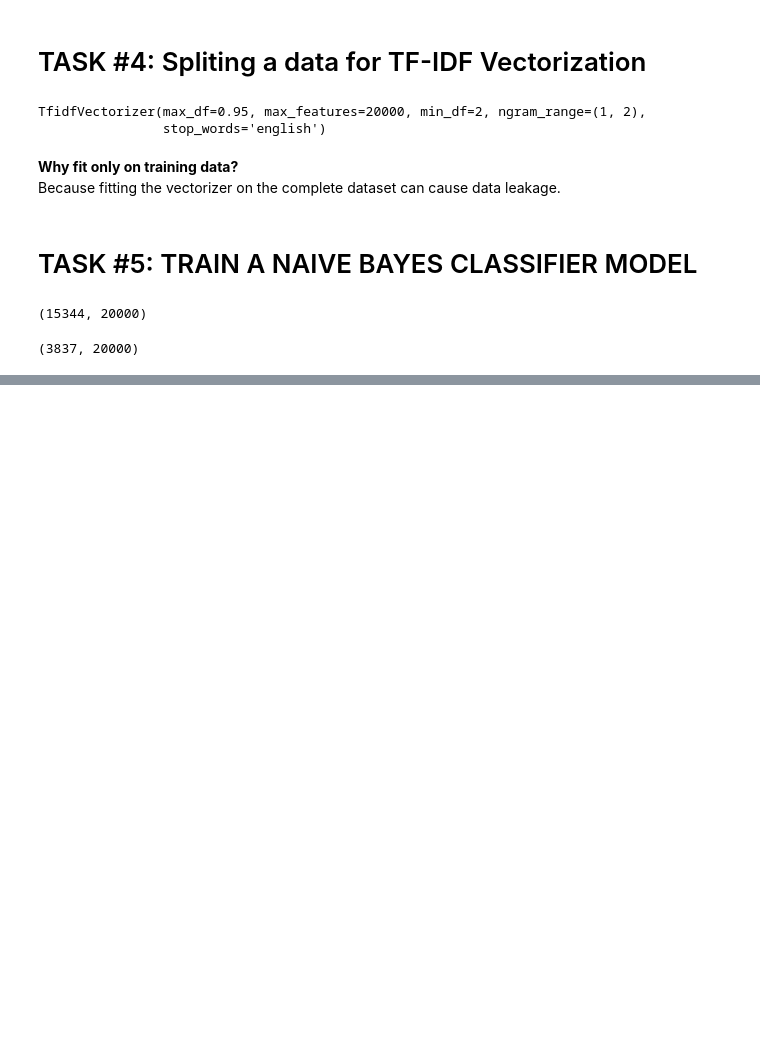
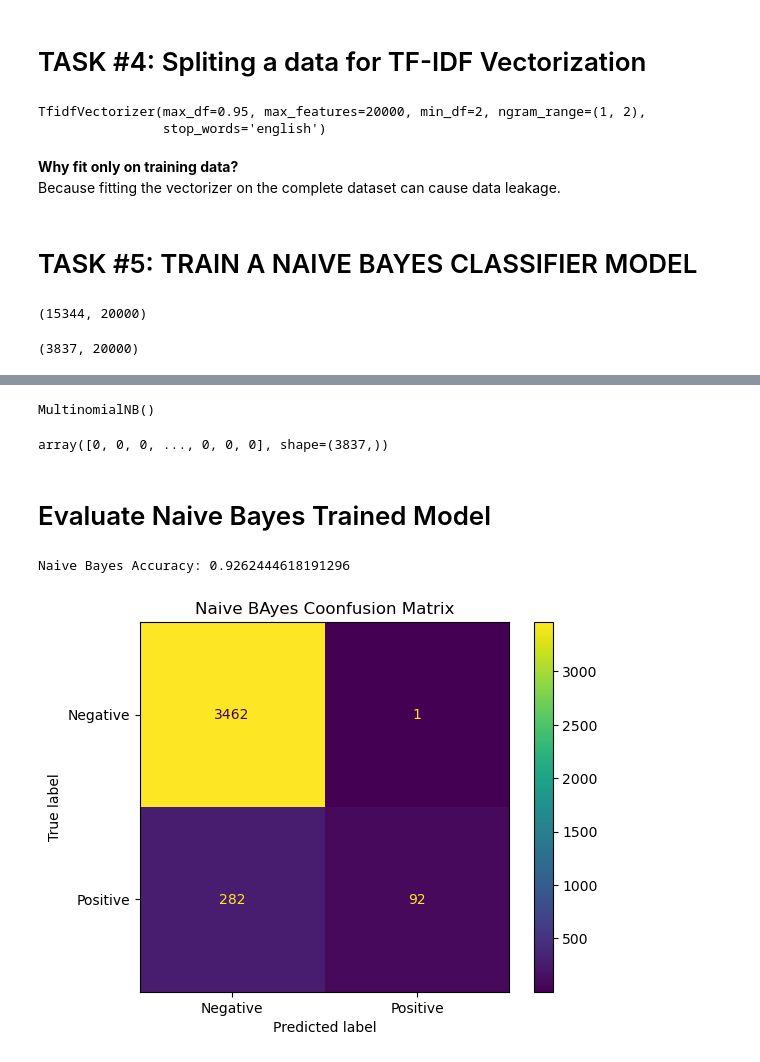
Before and after one commit to ranjansinghds/Bank-Customer-Review-Sentiment-Analysis-Project, a Jupyter notebook: Bank_Customer_Review_Department_Project.ipynb, the cells around one changed output, grey strips where cells are left out. Drawn from its saved outputs; the diff is of its cells as text; code cells hidden in the pictures; blank space fills up the shorter version.

```diff
--- a/Bank_Customer_Review_Department_Project.ipynb
+++ b/Bank_Customer_Review_Department_Project.ipynb
@@ -389,0 +390,14 @@ X_test_tfidf.shape
+# %%
+nb_model = MultinomialNB()
+# %%
+nb_model.fit(X_train_tfidf, y_train)
+# %% [output]
+MultinomialNB()
+# %%
+nb_pred = nb_model.predict(X_test_tfidf)
+# %%
+nb_pred
+# %% [output]
+array([0, 0, 0, ..., 0, 0, 0], shape=(3837,))
+# %% [markdown]
+# Evaluate Naive Bayes Trained Model
@@ -389,0 +406,14 @@ X_test_tfidf.shape
+# %%
+nb_accuracy = accuracy_score(y_test, nb_pred)
+print('Naive Bayes Accuracy:', nb_accuracy)
+# %% [output]
+Naive Bayes Accuracy: 0.9262444618191296
+# %%
+cm = confusion_matrix(y_test, nb_pred)
+disp = ConfusionMatrixDisplay(confusion_matrix=cm, display_labels=['Negative', 'Positive'])
+disp.plot()
+
+plt.title('Naive BAyes Coonfusion Matrix')
+plt.show()
+# %% [output]
+[figure, added]
```
Also changed, not shown: parts of 5 cells of this notebook.
